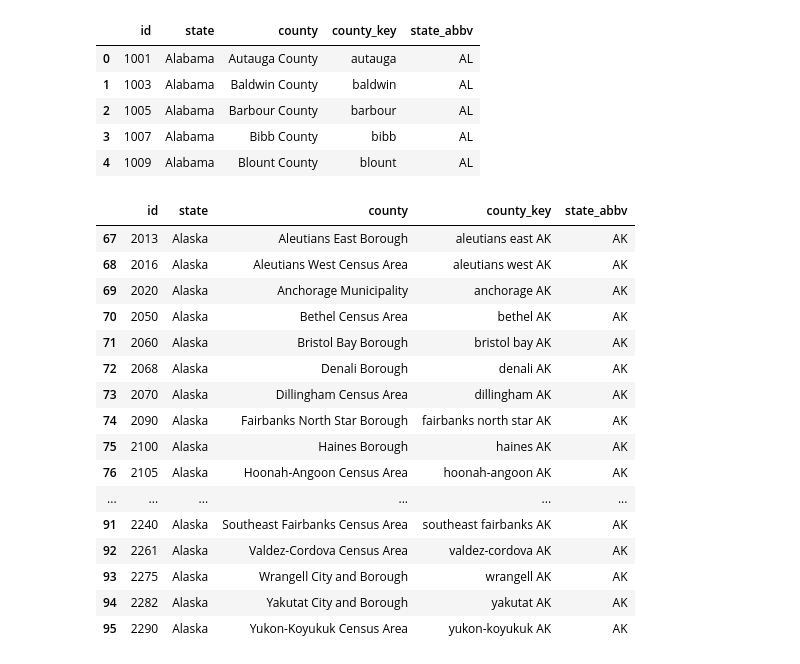
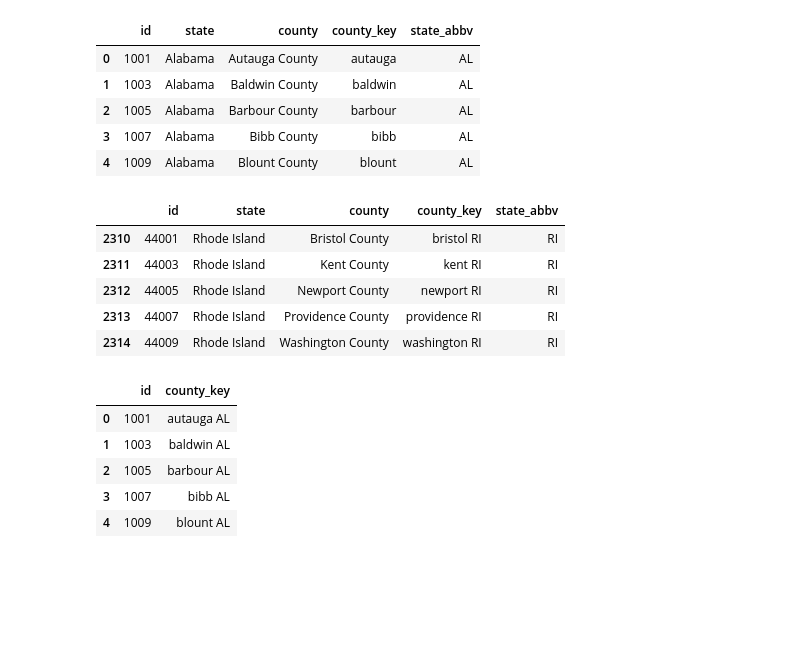
Before and after one commit to HKuz/DSforC, a Jupyter notebook: LWCF/LWCF_Grant_Value_by_County_Rollup.ipynb, the cells around one changed output. Drawn from its saved outputs; the diff is of its cells as text; code cells hidden in the pictures; blank space fills up the shorter version.

Commit message:
feat: first attempt to merge all county id data

```diff
--- a/LWCF/LWCF_Grant_Value_by_County_Rollup.ipynb
+++ b/LWCF/LWCF_Grant_Value_by_County_Rollup.ipynb
@@ -157,28 +168,28 @@ county_ids.head()
 # %%
 # Edit county names to tie to grant data county names, create key column to merge on
 county_ids['county_key'] = county_ids['county'].map(lambda s: s.lower())
 
 pattern = re.compile(r' county| census area| municipality| borough| city and borough| parish')
 county_ids['county_key'] = county_ids['county_key'].str.replace(pattern, '')
 
 county_ids['county_key'] = county_ids['county_key'] + ' ' + county_ids['state_abbv']
 
-county_ids[county_ids['state_abbv'] == 'AK']
+county_ids[county_ids['state_abbv'] == 'RI']
 # %% [output]
 |  | id | state | county | county_key | state_abbv |
-| 67 | 2013 | Alaska | Aleutians East Borough | aleutians east AK | AK |
-| 68 | 2016 | Alaska | Aleutians West Census Area | aleutians west AK | AK |
-| 69 | 2020 | Alaska | Anchorage Municipality | anchorage AK | AK |
-| 70 | 2050 | Alaska | Bethel Census Area | bethel AK | AK |
-| 71 | 2060 | Alaska | Bristol Bay Borough | bristol bay AK | AK |
-| 72 | 2068 | Alaska | Denali Borough | denali AK | AK |
-| 73 | 2070 | Alaska | Dillingham Census Area | dillingham AK | AK |
-| 74 | 2090 | Alaska | Fairbanks North Star Borough | fairbanks north star AK | AK |
-| 75 | 2100 | Alaska | Haines Borough | haines AK | AK |
-| 76 | 2105 | Alaska | Hoonah-Angoon Census Area | hoonah-angoon AK | AK |
-| ... | ... | ... | ... | ... | ... |
-| 91 | 2240 | Alaska | Southeast Fairbanks Census Area | southeast fairbanks AK | AK |
-| 92 | 2261 | Alaska | Valdez-Cordova Census Area | valdez-cordova AK | AK |
-| 93 | 2275 | Alaska | Wrangell City and Borough | wrangell AK | AK |
-| 94 | 2282 | Alaska | Yakutat City and Borough | yakutat AK | AK |
-| 95 | 2290 | Alaska | Yukon-Koyukuk Census Area | yukon-koyukuk AK | AK |
+| 2310 | 44001 | Rhode Island | Bristol County | bristol RI | RI |
+| 2311 | 44003 | Rhode Island | Kent County | kent RI | RI |
+| 2312 | 44005 | Rhode Island | Newport County | newport RI | RI |
+| 2313 | 44007 | Rhode Island | Providence County | providence RI | RI |
+| 2314 | 44009 | Rhode Island | Washington County | washington RI | RI |
+# %%
+# Drop unnecessary columns for merge
+county_ids.drop(['state', 'county', 'state_abbv'], axis=1, inplace=True)
+county_ids.head()
+# %% [output]
+|  | id | county_key |
+| 0 | 1001 | autauga AL |
+| 1 | 1003 | baldwin AL |
+| 2 | 1005 | barbour AL |
+| 3 | 1007 | bibb AL |
+| 4 | 1009 | blount AL |
```
Also changed, not shown: parts of 5 cells of this notebook.
